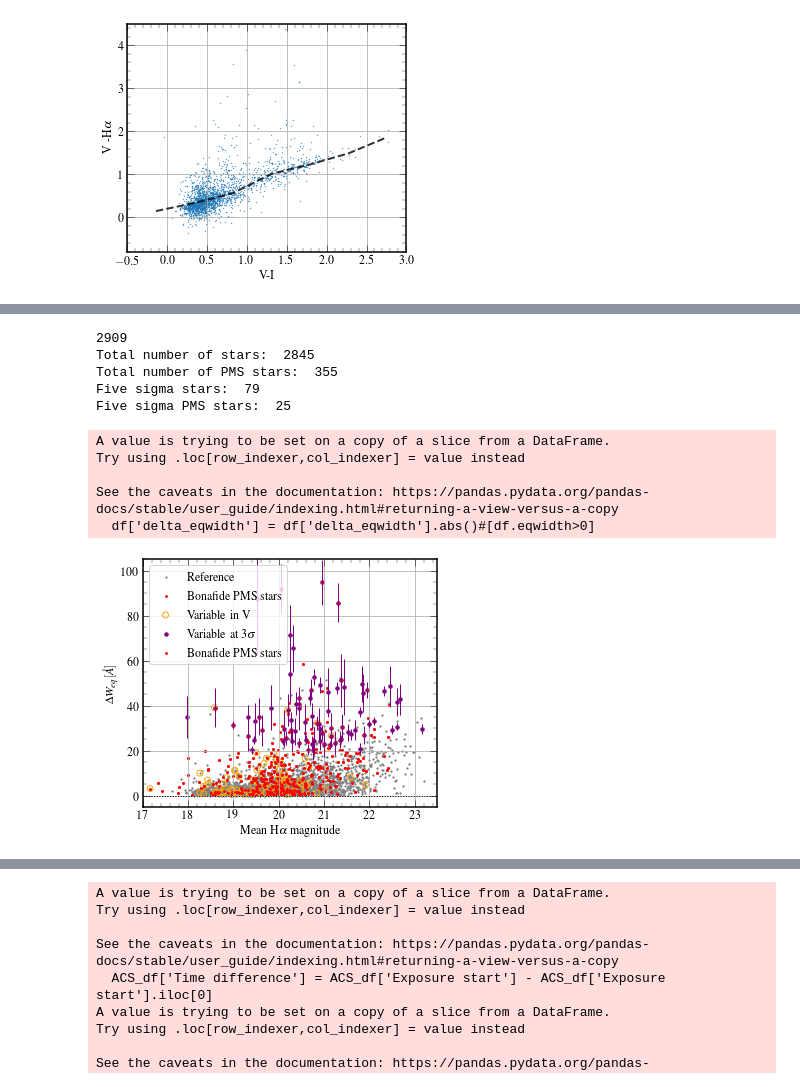
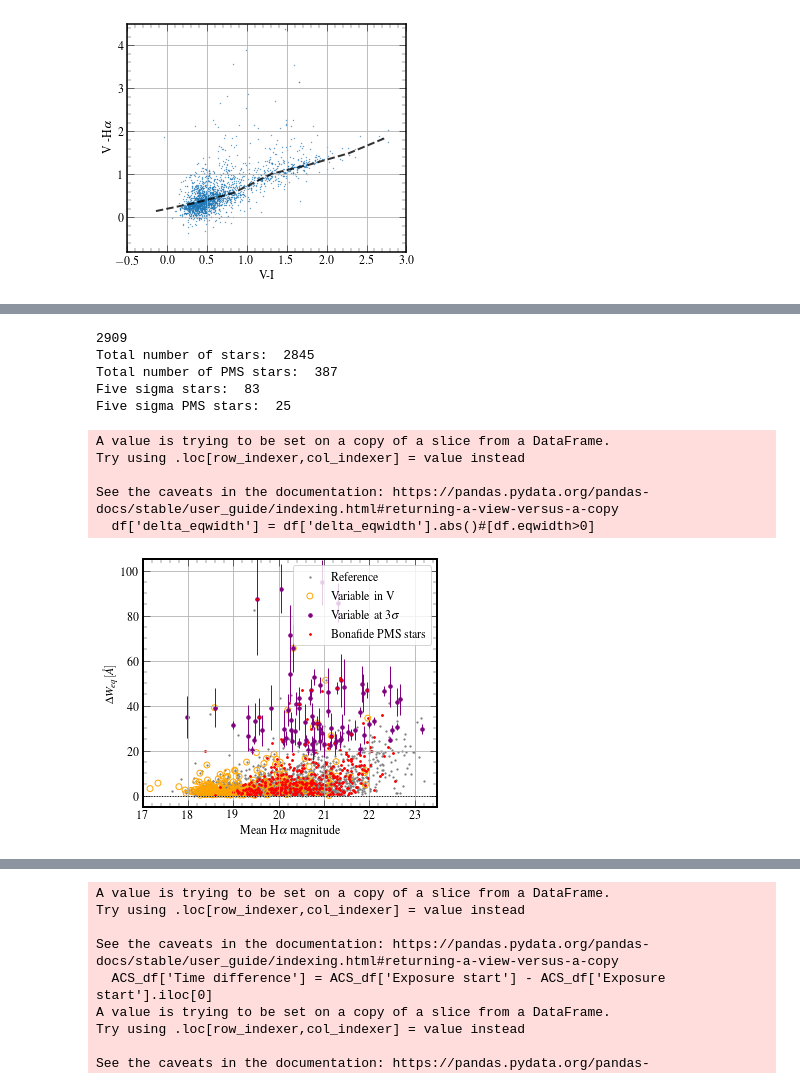
Before and after one commit to LuukOudshoorn25/KS2Analysis, a Jupyter notebook: 30Dor_KS2/KS2 Analysis.ipynb, the cells around one changed output, grey strips where cells are left out. Saved outputs shown, nothing was run; the diff lists cells and outputs as text; code cells hidden in the pictures.

```diff
--- a/30Dor_KS2/KS2 Analysis.ipynb
+++ b/30Dor_KS2/KS2 Analysis.ipynb
@@ -219,3 +225,5 @@ Q_plot()
+# %%
+KsollPMS_IDs = KsollPMS.index.values
 # %%
 # Get the time resolved catalogue
 # Match on positions
@@ -984,6 +991,10 @@ def variation_plot(df):
             plt.errorbar(df.MAG.loc[x], df.MAD.loc[x],yerr=df.eMAD.loc[x],xerr=df.eMAG.loc[x],ls='none',lw=0.3,color='black')
             plt.scatter(df.MAG.loc[x], df.MAD.loc[x], edgecolor='red',s=0.5,marker='o',facecolor='red')
 
+            plt.scatter(df.MAG.loc[KsollPMS_IDs], df.MAD.loc[KsollPMS_IDs], edgecolor='purple',s=0.5,marker='o',facecolor='purple')
+
+
+
             #plt.scatter(df.MAG.loc[wfc3_ha_x], df.MAD.loc[wfc3_ha_x], edgecolor='purple',s=2,marker='o',facecolor='purple')
 
             plt.plot(bins-delta/2, running_median, color='black', lw=1,linestyle='--')
@@ -1059,7 +1070,7 @@ def variation_plot(df):
 
         running_medians[filter_] = [bins-delta/2, running_median]
 
-        x = (df.MAG>14)*(df.minmax>two_sigma_above)#*(df.minmax>5*df.eminmax)
+        x = (df.MAG>14)*(df.minmax>all_y_interp)*(df.minmax>5*df.eminmax)
         x = x[x].index
 
         if not filter_ == 'F656N':
@@ -1069,7 +1080,7 @@ def variation_plot(df):
             plt.scatter(df.MAG, df.minmax, edgecolor='orange',s=0.1,marker='o',facecolor='orange')
             plt.errorbar(df.MAG.loc[x], df.minmax.loc[x],yerr=df.eminmax.loc[x],xerr=df.eMAG.loc[x],ls='none',lw=0.6,color='black')
             plt.scatter(df.MAG.loc[x], df.minmax.loc[x], edgecolor='red',s=3.5,marker='o',facecolor='red')
-
+            plt.scatter(df.MAG.loc[KsollPMS_IDs], df.minmax.loc[KsollPMS_IDs], edgecolor='purple',s=0.5,marker='o',facecolor='purple')
             #plt.scatter(df.MAG.loc[wfc3_ha_x], df.MAD.loc[wfc3_ha_x], edgecolor='purple',s=2,marker='o',facecolor='purple')
 
             plt.plot(bins-delta/2, running_median, color='black', lw=1,linestyle='--')
@@ -1441,7 +1481,7 @@ def long_term_v_variable(qmin=0.75):
     running_median = np.array([np.median(longterm_V.dV[idx==k]) for k in range(total_bins)])
     all_y_interp = interp_func(longterm_V['MAG'],bins, delta, running_median)
 
-    longterm_V['significant'] = (longterm_V['tstat']>5)*(longterm_V['dV']>2.5*all_y_interp)
+    longterm_V['significant'] = (longterm_V['tstat']>5)#*(longterm_V['dV']>2.5*all_y_interp)
     WFC3_V_variable = variables[(variables.Filter=='F555W')].index
 
     #plt.errorbar(longterm_V.MAG,longterm_V.dV,yerr=longterm_V.edV,ls='none',ms=0.1)
@@ -2086,9 +2115,9 @@ def plot_Ha_var(df, q_thresh, how='line'):
         ax.scatter(no_pms_x,no_pms_y, s=1.5, color='grey', label='Reference')
         #plt.errorbar(no_pms_x,no_pms_y,no_pms_e, color='grey', ls='none')
 
-        pms_x = df.reindex(pms_ids).avgHamag
-        pms_y = df.reindex(pms_ids).delta_eqwidth
-        ax.scatter(pms_x,pms_y, s=3, label='Bonafide PMS stars', color='red')
+        pms_x = df.reindex(KsollPMS_IDs).avgHamag
+        pms_y = df.reindex(KsollPMS_IDs).delta_eqwidth
+        #ax.scatter(pms_x,pms_y, s=3, label='Bonafide PMS stars', color='red')
         print("Total number of PMS stars: ",len(pms_x.dropna()))
 
 
@@ -2105,7 +2134,7 @@ def plot_Ha_var(df, q_thresh, how='line'):
 
         ax.scatter(all_x.reindex(V_variable),all_y.reindex(V_variable), s=35,marker='o',facecolor='none', label=r'Variable in V', edgecolor='orange')
         all_y_interp = interp_func(all_x,bins, delta, running_median)
-        five_sigma = ((all_y-all_y_interp) / all_e >=3) * (all_y>20) * df.eqwidth_min<0
+        five_sigma = ((all_y-all_y_interp) / all_e >=3) * (all_y>20)# * df.eqwidth_min<0
         print("Five sigma stars: ",five_sigma.sum())
         print("Five sigma PMS stars: ",np.sum(five_sigma.reindex(pms_ids).dropna()))
 
@@ -2115,36 +2144,36 @@ def plot_Ha_var(df, q_thresh, how='line'):
         ax.scatter(pms_x,pms_y, s=3, label='Bonafide PMS stars', color='red')
         ax.set_xlabel(r'Mean H$\alpha$ magnitude')#, size=15)
         ax.set_ylabel(r'$\Delta W_{eq}\, [\AA]$')#, size=15)
 
         plt.legend()#loc='upper left')
         plt.tight_layout()
         ax.axhline(0, color='black', ls='dotted', lw='1')
         #plt.semilogy()
         ax.set_ylim(-5,105)
         ax.set_xlim(17,23.5)
         plt.tight_layout()
         fig.savefig('ACS_Ha_var_centralregion.pdf',dpi=500,bbox_inches='tight')
         plt.show()
 
         return df[five_sigma]
 #Jphot_variable = plot_Ha_var(Jphot_df,0.7, 'noline')
 #Jphot_variable = plot_Ha_var(Jphot_df,0.75, 'line')
 
 #ACS_Luuk_variable = plot_Ha_var(ACS_df,0.8, 'eqwidth')
 Jphot_variable = plot_Ha_var(Jphot_df,0.8, 'eqwidth')
 Ha_var_IDs = Jphot_variable.index
 # %% [output]
 2909
 Total number of stars:  2845
-Total number of PMS stars:  355
-Five sigma stars:  79
+Total number of PMS stars:  387
+Five sigma stars:  83
 Five sigma PMS stars:  25
 A value is trying to be set on a copy of a slice from a DataFrame.
 Try using .loc[row_indexer,col_indexer] = value instead
 
 See the caveats in the documentation: https://pandas.pydata.org/pandas-docs/stable/user_guide/indexing.html#returning-a-view-versus-a-copy
   df['delta_eqwidth'] = df['delta_eqwidth'].abs()#[df.eqwidth>0]
-[figure, old version]
+[figure, new version]
 # %%
 def compare_Ha_EW():
     WFC3 = df_master[['em_F656N','m_F656N','Q_F656N','em_F814W','m_F814W','Q_F814W','em_F555W','m_F555W','Q_F555W']]
```
Also changed, not shown: parts of 26 cells of this notebook.
